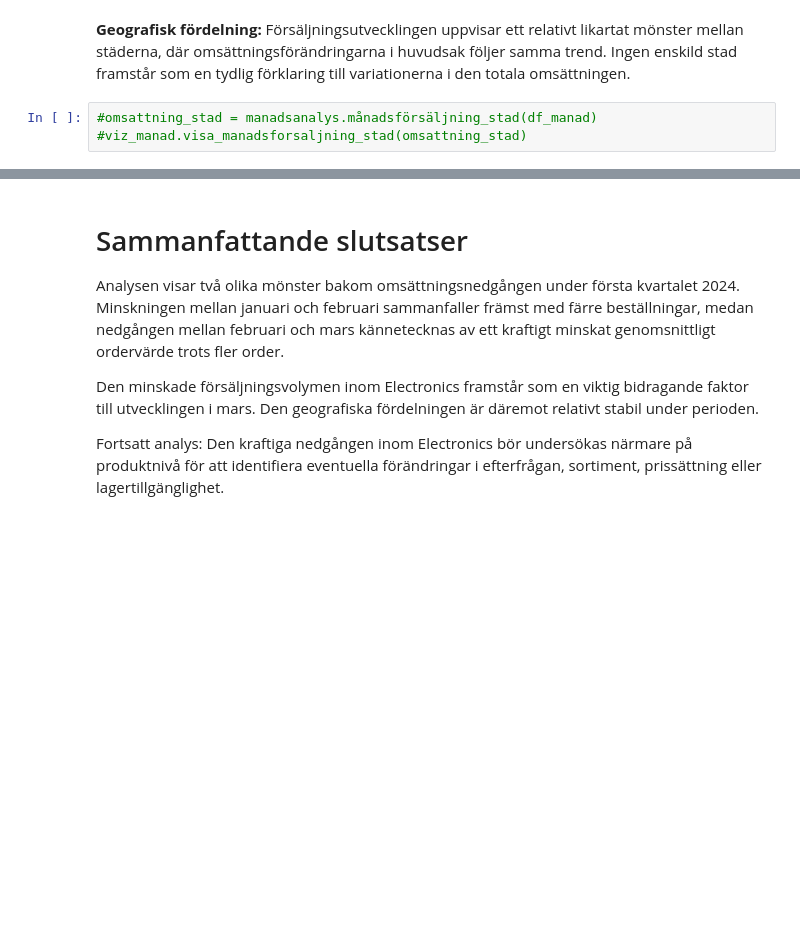
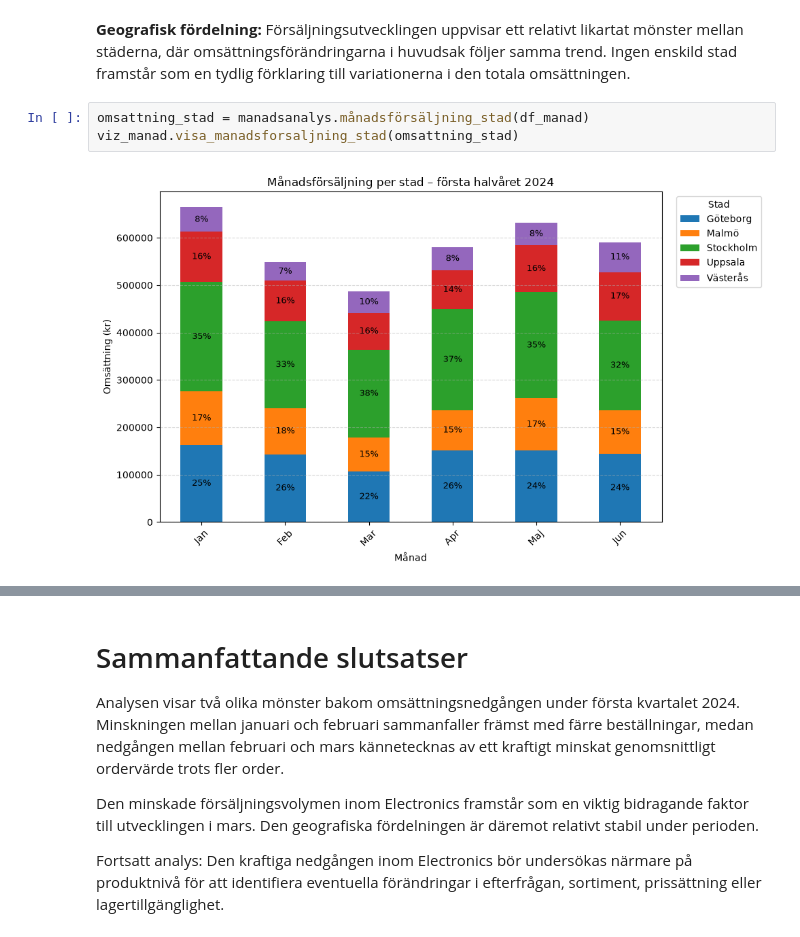
Before and after one commit to VafaNasirova-analytics/e-handel-analys, a Jupyter notebook: notebooks/manadsanalys_report.ipynb, the cells around one changed output, grey strips where cells are left out. Saved outputs shown, nothing was run; the diff lists cells and outputs as text; blank space fills up the shorter version.

```diff
--- a/notebooks/manadsanalys_report.ipynb
+++ b/notebooks/manadsanalys_report.ipynb
@@ -46,5 +53,7 @@ Detta tyder på olika bakomliggande försäljningsmönster och motiverar en för
 # %% [markdown]
 **Geografisk fördelning:** Försäljningsutvecklingen uppvisar ett relativt likartat mönster mellan städerna, där omsättningsförändringarna i huvudsak följer samma trend. Ingen enskild stad framstår som en tydlig förklaring till variationerna i den totala omsättningen.
 # %%
-#omsattning_stad = manadsanalys.månadsförsäljning_stad(df_manad)
-#viz_manad.visa_manadsforsaljning_stad(omsattning_stad)
+omsattning_stad = manadsanalys.månadsförsäljning_stad(df_manad)
+viz_manad.visa_manadsforsaljning_stad(omsattning_stad)
+# %% [output]
+[figure, added]
```
Also changed, not shown: parts of 7 cells of this notebook, 1 other file.
